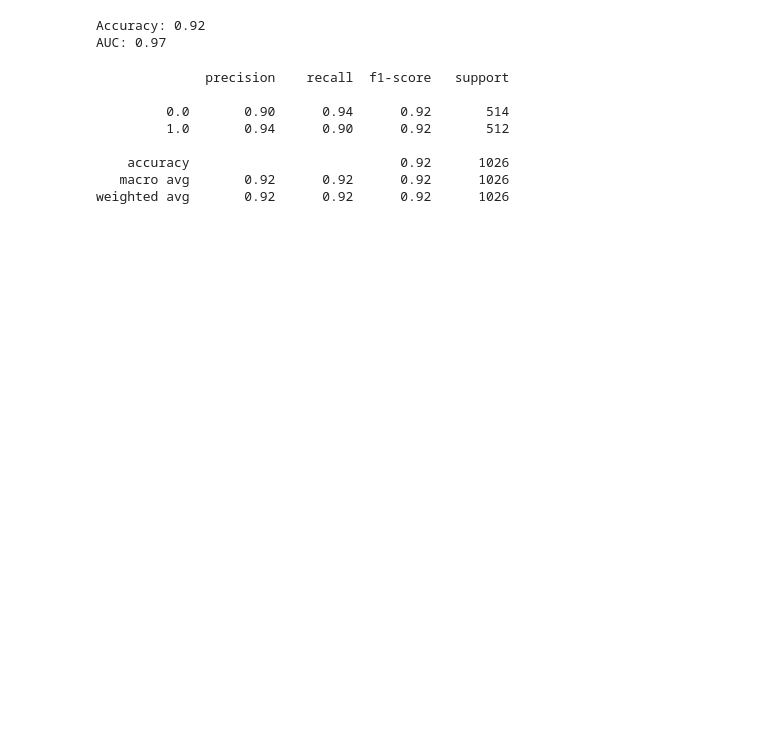
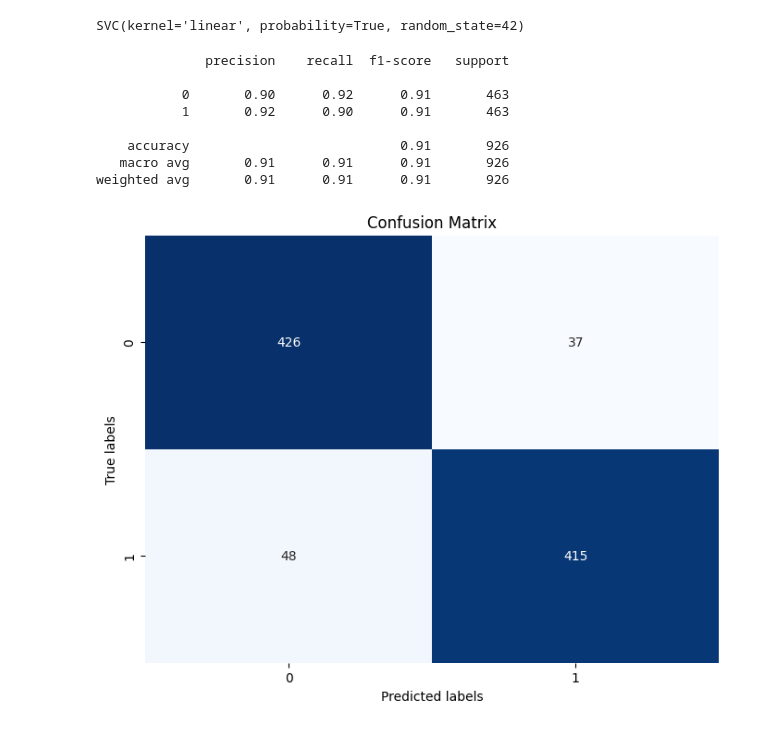
Before and after one commit to 4gungnand/pp-counter, a Jupyter notebook: load.ipynb, the cells around one changed output. Cells and saved outputs as stored; diff of their text form; code cells hidden in the pictures; blank space fills up the shorter version.

```diff
--- a/load.ipynb
+++ b/load.ipynb
@@ -95,7 +102,7 @@ def extract_features(images):
     for image in images:
         image = cv2.resize(image, IMAGE_SIZE)
         # Hog features
-        hog_features = hog(image, orientations=9, pixels_per_cell=(16, 16),
+        hog_features = hog(image, orientations=9, pixels_per_cell=(8, 8),
                            cells_per_block=(2, 2), transform_sqrt=True, block_norm="L2")
         features.append(hog_features)
     return np.array(features)
@@ -218,3 +191,12 @@ scaler_filename = "scaler_new.pkl"
+# %%
+# Fit the model on the combined training and validation data
+model.fit(combined_features_scaled, combined_labels)
+# %% [output]
+SVC(kernel='linear', probability=True, random_state=42)
+# %%
+time = "09-06-2024"
+model_filename = f"svm_{time}.pkl"
+scaler_filename = f"scaler_{time}.pkl"
 # %%
 # Export the trained model and scaler
 with open(model_filename, 'wb') as file:
@@ -227,42 +209,34 @@ with open(model_filename, 'rb') as file:
     model = pickle.load(file)
 with open(scaler_filename, 'rb') as file:
     scaler = pickle.load(file)
-# %%
-# Scale the test set
-X_test_scaled = scaler.transform(X_test)
-
-# Predict the labels for the test set
-y_pred = model.predict(X_test_scaled)
-
-# Calculate the accuracy of the model
-accuracy = np.mean(y_pred == y_test)
-print(f"Accuracy: {accuracy:.2f}")
-
-# Calculate the probability of each sample being positive
-y_prob = model.decision_function(X_test_scaled)
-
-# Calculate the ROC curve
-from sklearn.metrics import roc_curve, roc_auc_score
-
-fpr, tpr, _ = roc_curve(y_test, y_prob)
-
-# Calculate the AUC score
-auc = roc_auc_score(y_test, y_prob)
-print(f"AUC: {auc:.2f}")
-# %% [output]
-Accuracy: 0.92
-AUC: 0.97
-# %%
-# calculate precision, recall, f1-score
-print(classification_report(y_test, y_pred))
-# %% [output]
-              precision    recall  f1-score   support
-
-         0.0       0.90      0.94      0.92       514
-         1.0       0.94      0.90      0.92       512
-
-    accuracy                           0.92      1026
-   macro avg       0.92      0.92      0.92      1026
-weighted avg       0.92      0.92      0.92      1026
+# %%
+# Scale the test set
+test_features_scaled = scaler.transform(test_features)
+
+# Predict the labels for the test set
+y_pred = model.predict(test_features_scaled)
+
+# Print the classification report
+print(classification_report(test_labels, y_pred))
+
+# Plot the confusion matrix
+cm = confusion_matrix(test_labels, y_pred)
+
+plt.figure(figsize=(8, 6))
+sns.heatmap(cm, annot=True, fmt='d', cmap='Blues', cbar=False)
+plt.xlabel('Predicted labels')
+plt.ylabel('True labels')
+plt.title('Confusion Matrix')
+plt.show()
+# %% [output]
+              precision    recall  f1-score   support
+
+           0       0.90      0.92      0.91       463
+           1       0.92      0.90      0.91       463
+
+    accuracy                           0.91       926
+   macro avg       0.91      0.91      0.91       926
+weighted avg       0.91      0.91      0.91       926
+[figure, added]
 # %%
 # visualize the HOG features
```
Also changed, not shown: parts of 28 cells of this notebook, 9 other files.
